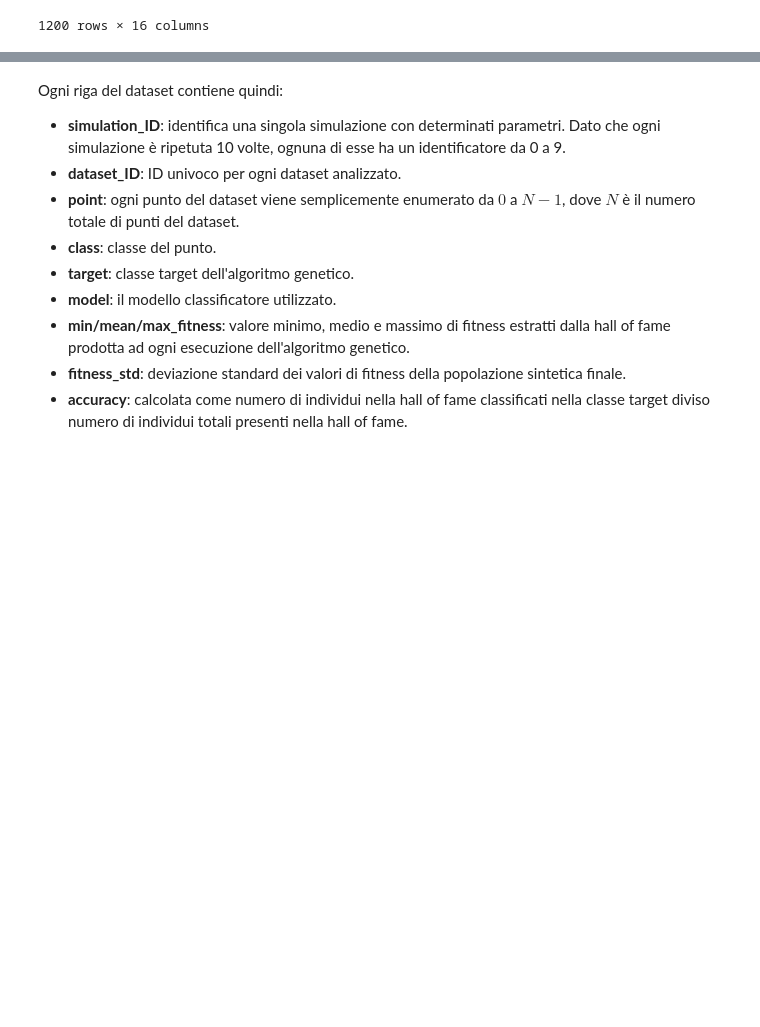
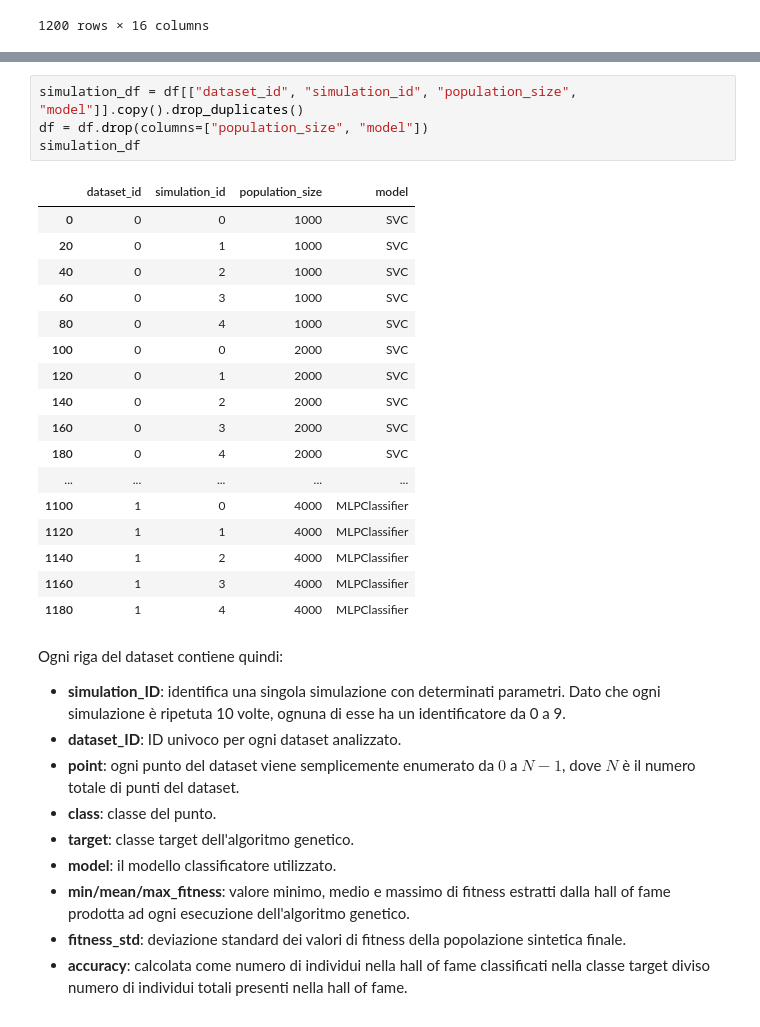
Before and after one commit to FedericoBustaffa/neighborhood_generator, a Jupyter notebook: notebooks/Analisi.ipynb, the cells around one changed output, grey strips where cells are left out. Saved outputs shown, nothing was run; the diff lists cells and outputs as text; blank space fills up the shorter version.

```diff
--- a/notebooks/Analisi.ipynb
+++ b/notebooks/Analisi.ipynb
@@ -28,3 +39,25 @@ df
+# %%
+simulation_df = df[["dataset_id", "simulation_id", "population_size", "model"]].copy().drop_duplicates()
+df = df.drop(columns=["population_size", "model"])
+simulation_df
+# %% [output]
+|  | dataset_id | simulation_id | population_size | model |
+| 0 | 0 | 0 | 1000 | SVC |
+| 20 | 0 | 1 | 1000 | SVC |
+| 40 | 0 | 2 | 1000 | SVC |
+| 60 | 0 | 3 | 1000 | SVC |
+| 80 | 0 | 4 | 1000 | SVC |
+| 100 | 0 | 0 | 2000 | SVC |
+| 120 | 0 | 1 | 2000 | SVC |
+| 140 | 0 | 2 | 2000 | SVC |
+| 160 | 0 | 3 | 2000 | SVC |
+| 180 | 0 | 4 | 2000 | SVC |
+| ... | ... | ... | ... | ... |
+| 1100 | 1 | 0 | 4000 | MLPClassifier |
+| 1120 | 1 | 1 | 4000 | MLPClassifier |
+| 1140 | 1 | 2 | 4000 | MLPClassifier |
+| 1160 | 1 | 3 | 4000 | MLPClassifier |
+| 1180 | 1 | 4 | 4000 | MLPClassifier |
 # %% [markdown]
 Ogni riga del dataset contiene quindi:
 
```
Also changed, not shown: parts of 6 cells of this notebook.
